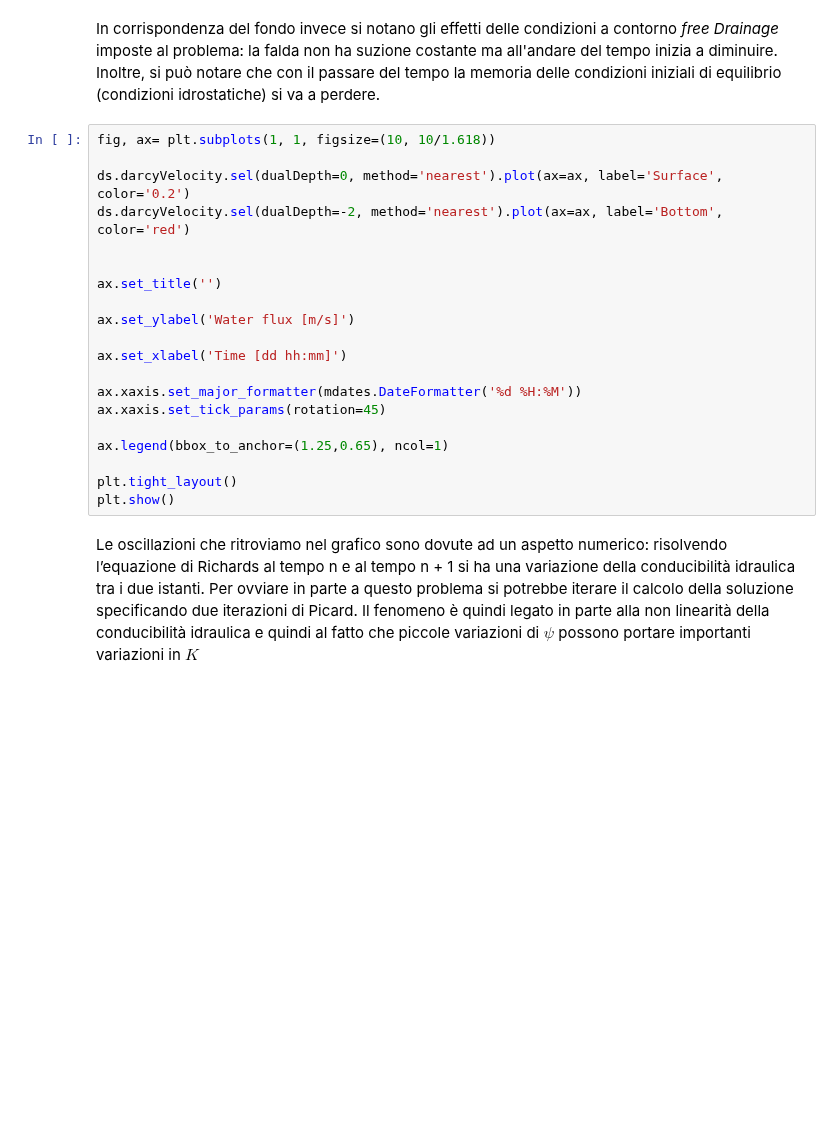
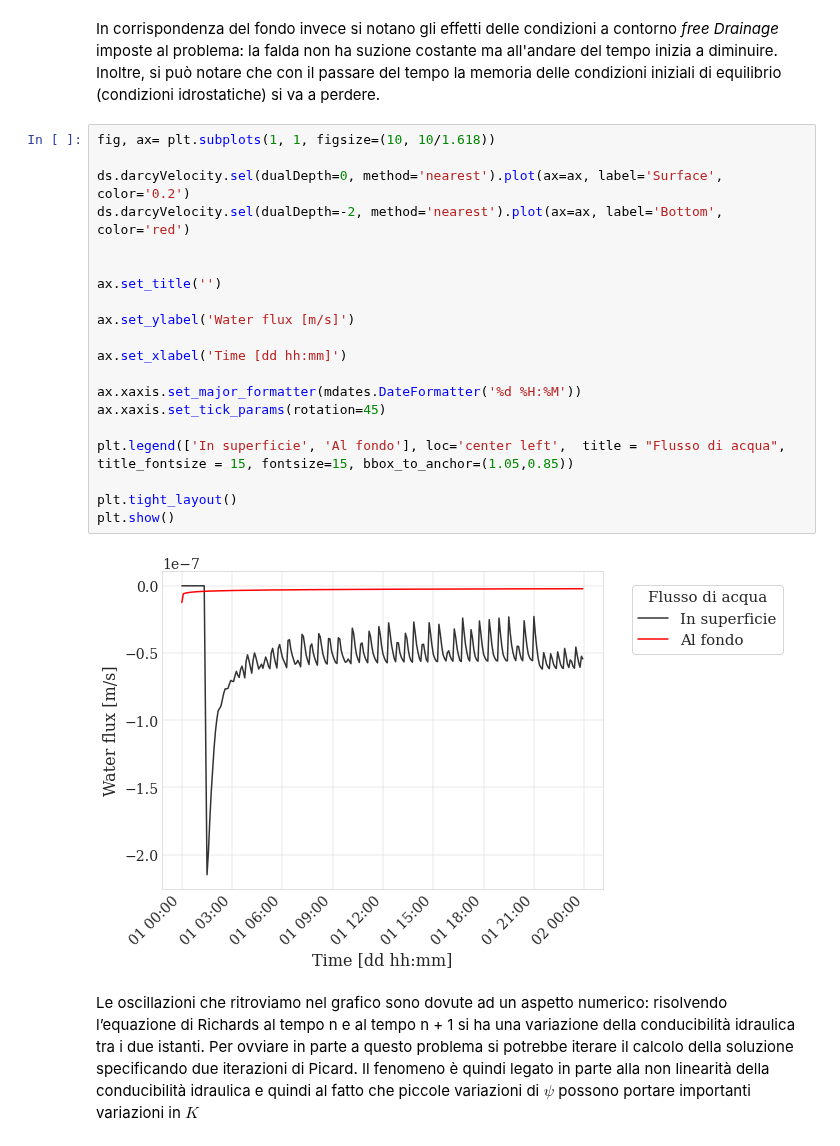
Before and after one commit to emmatroni/idrologia, a Jupyter notebook: OMS_WHETGEO1D/3 - Richards/2 - Runoff.ipynb, the cells around one changed output. Cells and saved outputs as stored; diff of their text form; blank space fills up the shorter version.

```diff
--- a/OMS_WHETGEO1D/3 - Richards/2 - Runoff.ipynb
+++ b/OMS_WHETGEO1D/3 - Richards/2 - Runoff.ipynb
@@ -348,23 +350,25 @@ In corrispondenza del fondo invece si notano gli effetti delle condizioni a cont
 # %%
 fig, ax= plt.subplots(1, 1, figsize=(10, 10/1.618))
 
 ds.darcyVelocity.sel(dualDepth=0, method='nearest').plot(ax=ax, label='Surface', color='0.2')
 ds.darcyVelocity.sel(dualDepth=-2, method='nearest').plot(ax=ax, label='Bottom', color='red')
 
 
 ax.set_title('')
 
 ax.set_ylabel('Water flux [m/s]')
 
 ax.set_xlabel('Time [dd hh:mm]')
 
 ax.xaxis.set_major_formatter(mdates.DateFormatter('%d %H:%M'))
 ax.xaxis.set_tick_params(rotation=45)
 
-ax.legend(bbox_to_anchor=(1.25,0.65), ncol=1)
+plt.legend(['In superficie', 'Al fondo'], loc='center left',  title = "Flusso di acqua", title_fontsize = 15, fontsize=15, bbox_to_anchor=(1.05,0.85))
 
 plt.tight_layout()
 plt.show()
+# %% [output]
+[figure, added]
 # %% [markdown]
 Le oscillazioni che ritroviamo nel grafico sono dovute ad un aspetto numerico: risolvendo l’equazione di Richards al tempo n e al tempo n + 1 si ha una variazione della conducibilità idraulica tra i due istanti. Per ovviare in parte a questo problema si potrebbe iterare il calcolo della soluzione specificando due iterazioni di Picard. Il fenomeno è quindi legato in parte alla non linearità della conducibilità idraulica e quindi al fatto che piccole variazioni di $\psi$ possono portare importanti variazioni in $K$
 # %%
```
Also changed, not shown: parts of 4 cells of this notebook, 1 other file.
